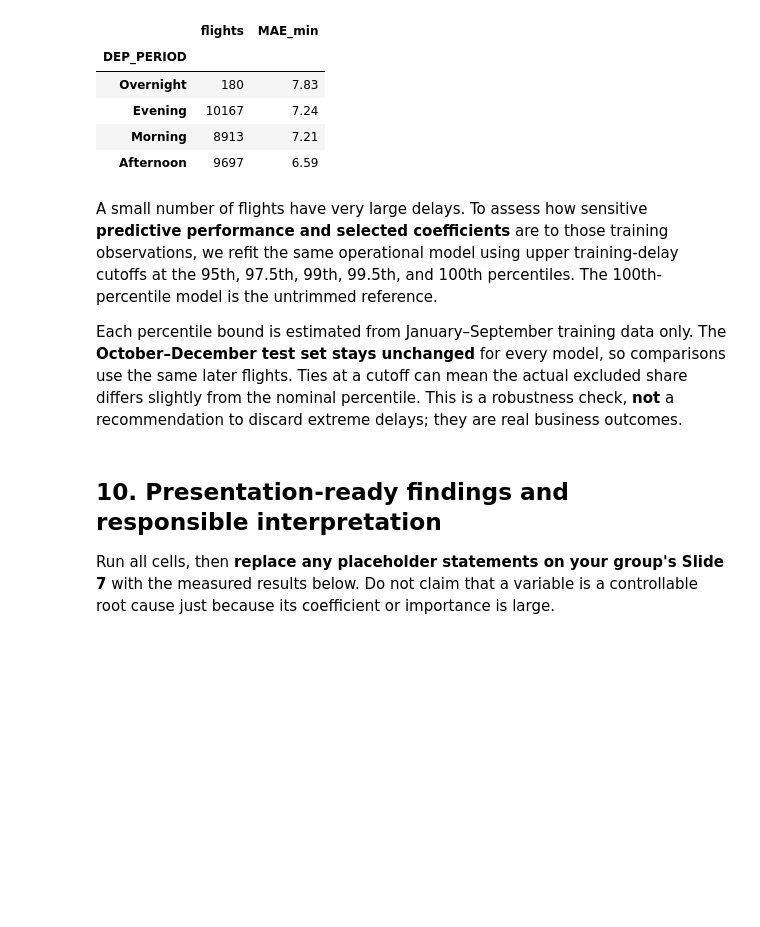
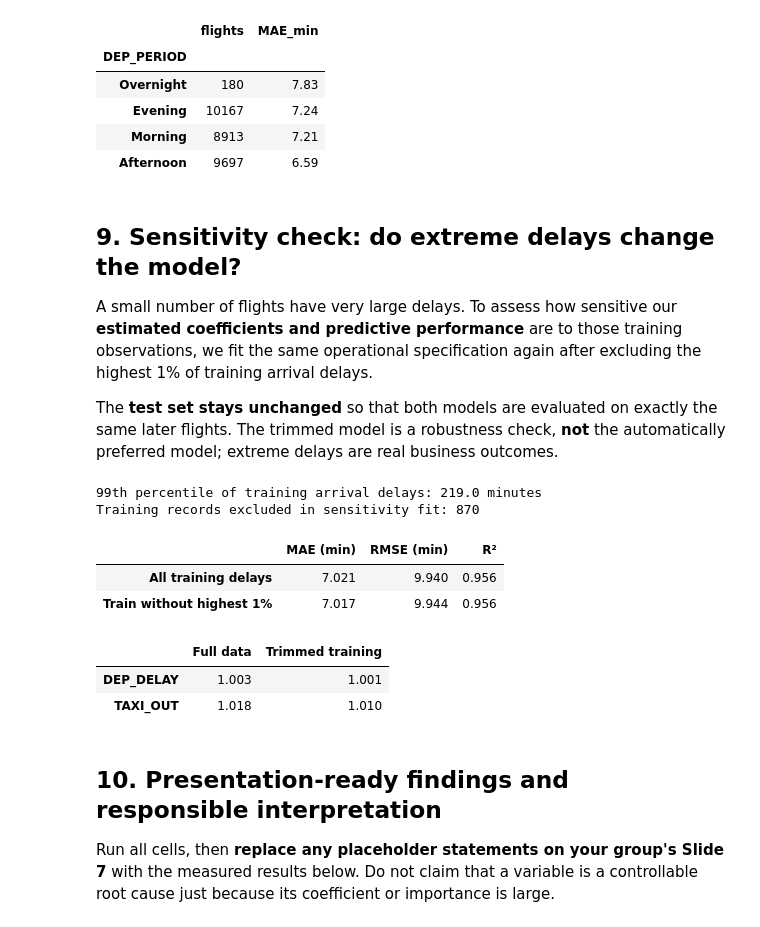
Before and after one commit to peytonsharpe3/American-Airlines-On-Time-Performance-Analysis, a Jupyter notebook: Notebooks/RO2_Regression.ipynb, the cells around one changed output. Drawn from its saved outputs; the diff is of its cells as text; code cells hidden in the pictures; blank space fills up the shorter version.

```diff
--- a/Notebooks/RO2_Regression.ipynb
+++ b/Notebooks/RO2_Regression.ipynb
@@ -469,45 +469,47 @@ display(errors_by_period.round(2))
 | Morning | 8913 | 7.21 |
 | Afternoon | 9697 | 6.59 |
 # %% [markdown]
-A small number of flights have very large delays. To assess how sensitive **predictive performance and selected coefficients** are to those training observations, we refit the same operational model using upper training-delay cutoffs at the 95th, 97.5th, 99th, 99.5th, and 100th percentiles. The 100th-percentile model is the untrimmed reference.
+## 9. Sensitivity check: do extreme delays change the model?
 
-Each percentile bound is estimated from January–September training data only. The **October–December test set stays unchanged** for every model, so comparisons use the same later flights. Ties at a cutoff can mean the actual excluded share differs slightly from the nominal percentile. This is a robustness check, **not** a recommendation to discard extreme delays; they are real business outcomes.
+A small number of flights have very large delays. To assess how sensitive our **estimated coefficients and predictive performance** are to those training observations, we fit the same operational specification again after excluding the highest 1% of training arrival delays.
+
+The **test set stays unchanged** so that both models are evaluated on exactly the same later flights. The trimmed model is a robustness check, **not** the automatically preferred model; extreme delays are real business outcomes.
 # %%
-cutoff_percentiles = [95, 97.5, 99, 99.5, 100]
-sensitivity_rows = []
+upper_99 = y_train.quantile(0.99)
+trimmed_train = train.loc[train["ARR_DELAY"] <= upper_99]
 
-for percentile in cutoff_percentiles:
-    upper_bound = y_train.quantile(percentile / 100)
-    sensitivity_train = train.loc[train["ARR_DELAY"] <= upper_bound]
+trimmed_model = regression_model(scheduled_numeric + operational_numeric)
+trimmed_model.fit(trimmed_train[all_features], trimmed_train["ARR_DELAY"])
 
-    sensitivity_model = regression_model(scheduled_numeric + operational_numeric)
-    sensitivity_model.fit(
-        sensitivity_train[all_features],
-        sensitivity_train["ARR_DELAY"],
-    )
-    sensitivity_pred = sensitivity_model.predict(test[all_features])
-    metrics = score_predictions(y_test, sensitivity_pred)
-    coefficients = pd.Series(
-        sensitivity_model.named_steps["regression"].coef_,
-        index=sensitivity_model.named_steps["prepare"].get_feature_names_out(),
-    )
+full_pred = predictions["Schedule + operations"]
+trimmed_pred = trimmed_model.predict(test[all_features])
+sensitivity = pd.DataFrame({
+    "All training delays": score_predictions(y_test, full_pred),
+    "Train without highest 1%": score_predictions(y_test, trimmed_pred),
+}).T
 
-    sensitivity_rows.append({
-        "Training cutoff": f"p{percentile:g}",
-        "Upper bound (min)": upper_bound,
-        "Training flights retained": len(sensitivity_train),
-        "Training flights excluded": len(train) - len(sensitivity_train),
-        "Excluded (%)": 100 * (len(train) - len(sensitivity_train)) / len(train),
-        **metrics,
-        "DEP_DELAY coefficient": coefficients["minutes__DEP_DELAY"],
-        "TAXI_OUT coefficient": coefficients["minutes__TAXI_OUT"],
-    })
+print(f"99th percentile of training arrival delays: {upper_99:.1f} minutes")
+print(f"Training records excluded in sensitivity fit: {len(train) - len(trimmed_train):,}")
+display(sensitivity.round(3))
 
-sensitivity = pd.DataFrame(sensitivity_rows).set_index("Training cutoff")
-print("Each model is evaluated on the same October–December test flights.")
-print("Cutoffs are computed from January–September training delays only.")
-print("Ties at a cutoff can make the excluded share differ slightly from the nominal percentile.")
-display(sensitivity.round(3))
+trim_weights = pd.Series(
+    trimmed_model.named_steps["regression"].coef_,
+    index=trimmed_model.named_steps["prepare"].get_feature_names_out(),
+)
+compare_coefficients = pd.DataFrame({
+    "Full data": weights.loc[["minutes__DEP_DELAY", "minutes__TAXI_OUT"]].to_numpy(),
+    "Trimmed training": trim_weights.loc[["minutes__DEP_DELAY", "minutes__TAXI_OUT"]].to_numpy(),
+}, index=["DEP_DELAY", "TAXI_OUT"])
+display(compare_coefficients.round(3))
+# %% [output]
+99th percentile of training arrival delays: 219.0 minutes
+Training records excluded in sensitivity fit: 870
+|  | MAE (min) | RMSE (min) | R² |
+| All training delays | 7.021 | 9.940 | 0.956 |
+| Train without highest 1% | 7.017 | 9.944 | 0.956 |
+|  | Full data | Trimmed training |
+| DEP_DELAY | 1.003 | 1.001 |
+| TAXI_OUT | 1.018 | 1.010 |
 # %% [markdown]
 ## 10. Presentation-ready findings and responsible interpretation
 
```
Also changed, not shown: 1 other file.
